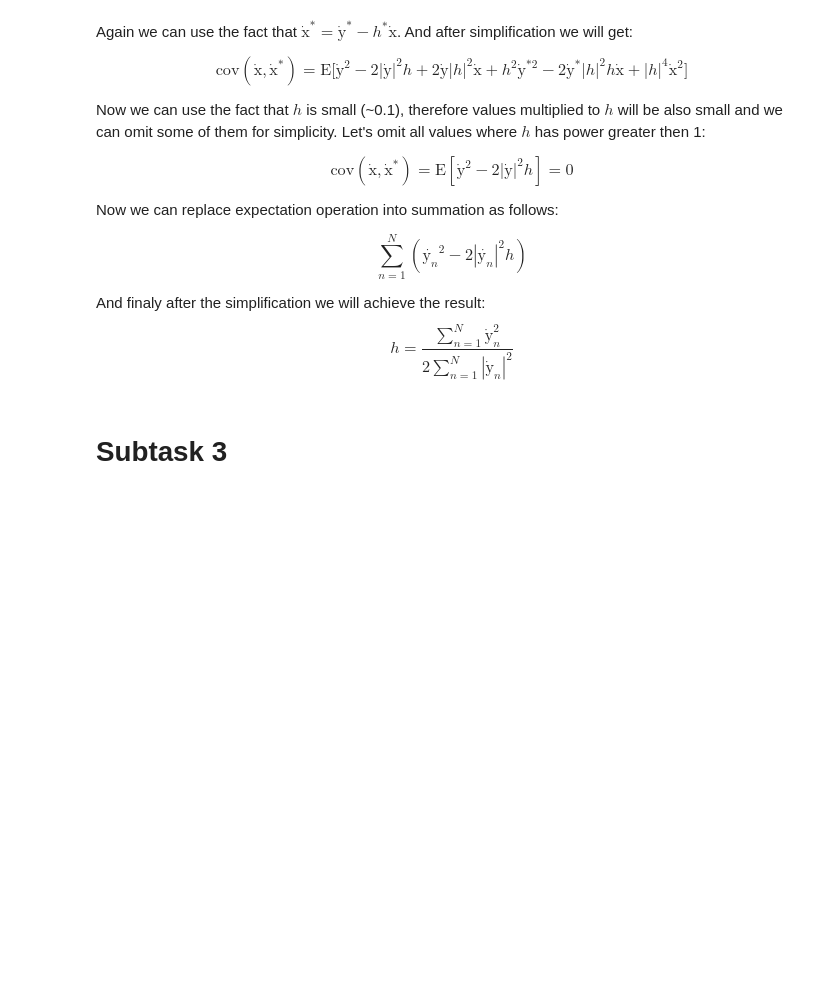
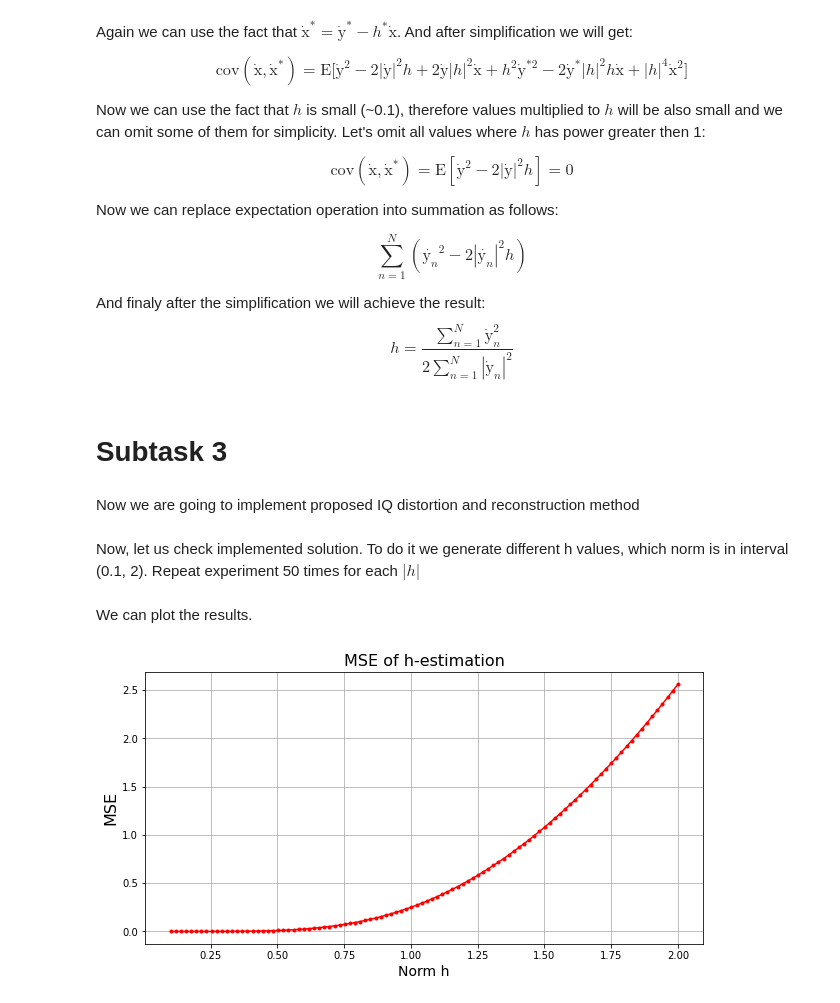
Before and after one commit to Albly/ML_for_Wireless_communication, a Jupyter notebook: IQ_imbalance.ipynb, the cells around one changed output. Cells and saved outputs as stored; diff of their text form; code cells hidden in the pictures; blank space fills up the shorter version.

```diff
--- a/IQ_imbalance.ipynb
+++ b/IQ_imbalance.ipynb
@@ -196,3 +199,5 @@ h = \frac{\sum_{n=1}^{N}\dot{\text{y}}_n^2}{2\sum_{n=1}^{N}|\dot{\text{y}}_n|^2}
 $$
 # %% [markdown]
 # **Subtask 3**
+# %% [markdown]
+Now we are going to implement proposed IQ distortion and reconstruction method
@@ -198,0 +349,44 @@ $$
+# %% [markdown]
+Now, let us check implemented solution. To do it we generate different h values, which norm is in interval (0.1, 2). Repeat experiment 50 times for each $|h|$
+# %%
+from tqdm.auto import tqdm
+
+h_mse_mean = []
+h_mse_std = []
+x_mse_mean = []
+x_mse_std = []
+
+#norm range
+for norma in tqdm(linspace(0.1, 2, 100)):
+    loc_h_mse = []
+    loc_x_mse = []
+
+    #repeat range
+    for repeat in range(50):
+        x,y,h = generate_scene_norm(1,norma, 10**5)
+        if np.isnan(h): continue
+        h_est = h_estimate(y)
+
+        loc_h_mse.append(mse(h,h_est))
+        x_est = (y-h_est*y.conj())/(1-h*h.conj())
+        loc_x_mse.append(mse(x,x_est))
+
+    #find mean and std of results
+    h_mse_arr = np.array(loc_h_mse)
+    h_mse_mean.append(np.mean(h_mse_arr))
+    h_mse_std.append(np.var(h_mse_arr))
+
+    x_mse_arr = np.array(loc_x_mse)
+    x_mse_mean.append(np.mean(x_mse_arr))
+    x_mse_std.append(np.var(x_mse_arr))
+# %% [markdown]
+We can plot the results.
+# %%
+plt.figure(figsize= (10,5))
+plt.title('MSE of h-estimation', fontsize = 16)
+plt.xlabel('Norm h',fontsize = 14)
+plt.ylabel('MSE',fontsize = 16)
+plt.plot(linspace(0.1, 2, 100), h_mse_mean, '.-', color = 'red')
+plt.grid()
+# %% [output]
+[figure, added]
```
Also changed, not shown: parts of 90 cells of this notebook.
